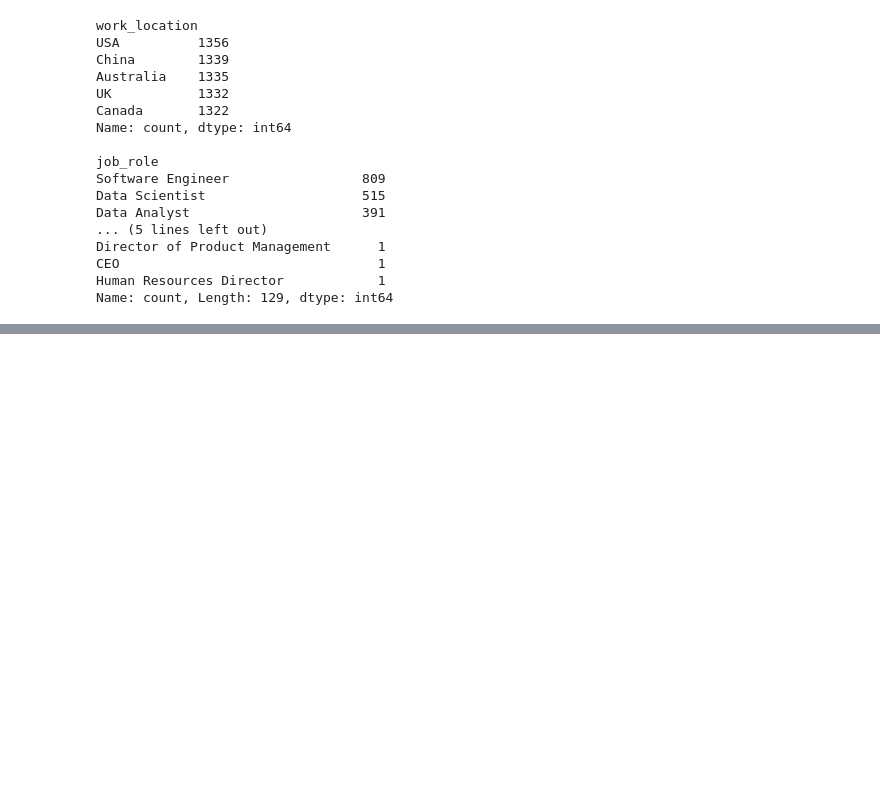
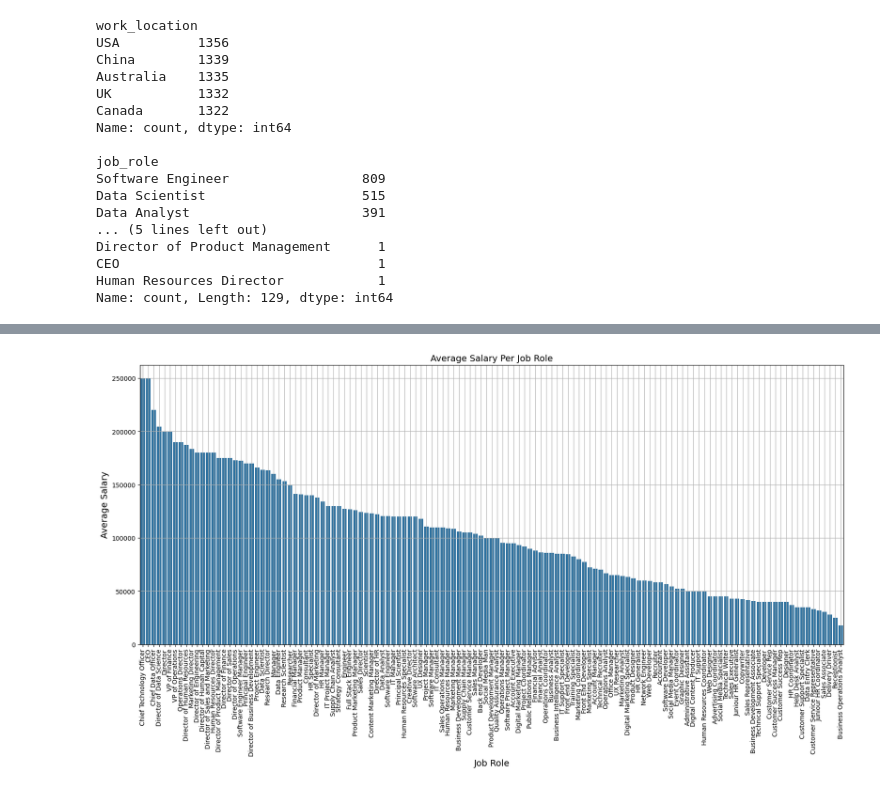
Before and after one commit to manny239/Enterprise-Directory, a Jupyter notebook: ml/explore_data.ipynb, the cells around one changed output, grey strips where cells are left out. Cells and saved outputs as stored; diff of their text form; code cells hidden in the pictures; blank space fills up the shorter version.

```diff
--- a/ml/explore_data.ipynb
+++ b/ml/explore_data.ipynb
@@ -133,0 +135,13 @@ plt.show()
+# %%
+graph_data = pd.DataFrame (dataset_orig.groupby("job_role")["salary"].mean()).sort_values(by='salary', ascending=False)
+
+plt.figure (figsize=(20,8))
+plt.title('Average Salary Per Job Role')
+sns.barplot(graph_data, x='job_role', y='salary', errorbar=None)
+plt.xlabel('Job Role')
+plt.ylabel('Average Salary')
+plt.grid(True)
+plt.xticks(rotation=90)
+plt.show()
+# %% [output]
+[figure, added]
```
Also changed, not shown: parts of 4 cells of this notebook, 2 other files.
